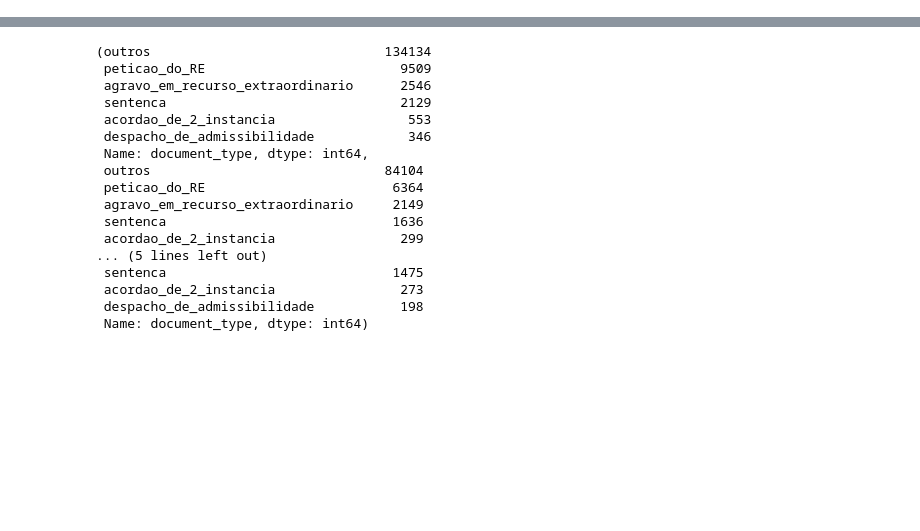
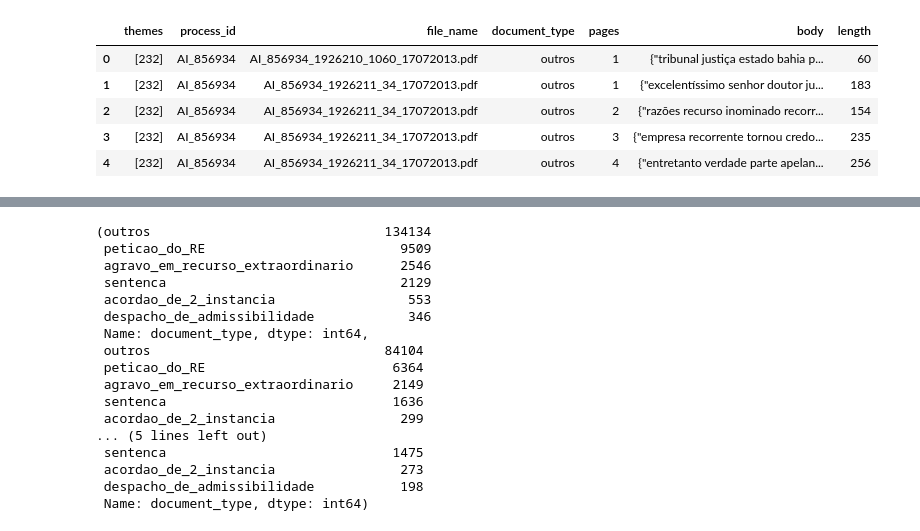
Before and after one commit to peluz/victor-visual-text, a Jupyter notebook: class_distributions.ipynb, the cells around one changed output, grey strips where cells are left out. Cells and saved outputs as stored; diff of their text form; code cells hidden in the pictures; blank space fills up the shorter version.

```diff
--- a/class_distributions.ipynb
+++ b/class_distributions.ipynb
@@ -34,3 +34,16 @@ data_path = Path("/mnt/nas/backups/08-07-2020/desktopg01/lisa/Data/CSV")
 train = pd.read_csv(data_path/"train_small.csv")
 val = pd.read_csv(data_path/"validation_small.csv")
 test_data = pd.read_csv(data_path/"test_small.csv")
+# %%
+total = pd.concat([train, val, test_data])
+# %%
+total["length"] = total['body'].str.split().str.len()
+# %%
+total.head()
+# %% [output]
+|  | themes | process_id | file_name | document_type | pages | body | length |
+| 0 | [232] | AI_856934 | AI_856934_1926210_1060_17072013.pdf | outros | 1 | {"tribunal justiça estado bahia p... | 60 |
+| 1 | [232] | AI_856934 | AI_856934_1926211_34_17072013.pdf | outros | 1 | {"excelentíssimo senhor doutor ju... | 183 |
+| 2 | [232] | AI_856934 | AI_856934_1926211_34_17072013.pdf | outros | 2 | {"razões recurso inominado recorr... | 154 |
+| 3 | [232] | AI_856934 | AI_856934_1926211_34_17072013.pdf | outros | 3 | {"empresa recorrente tornou credo... | 235 |
+| 4 | [232] | AI_856934 | AI_856934_1926211_34_17072013.pdf | outros | 4 | {"entretanto verdade parte apelan... | 256 |
```
Also changed, not shown: parts of 2 cells of this notebook, 44 other files.
